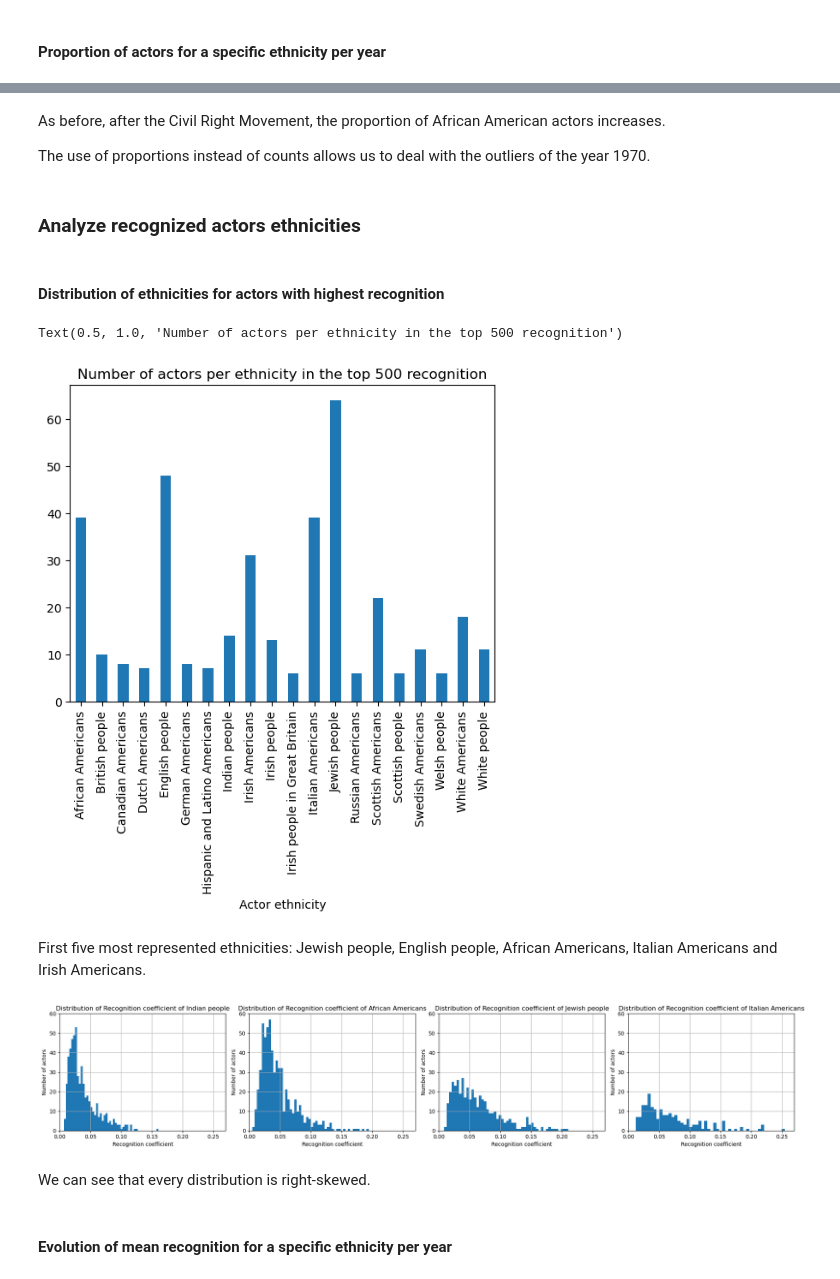
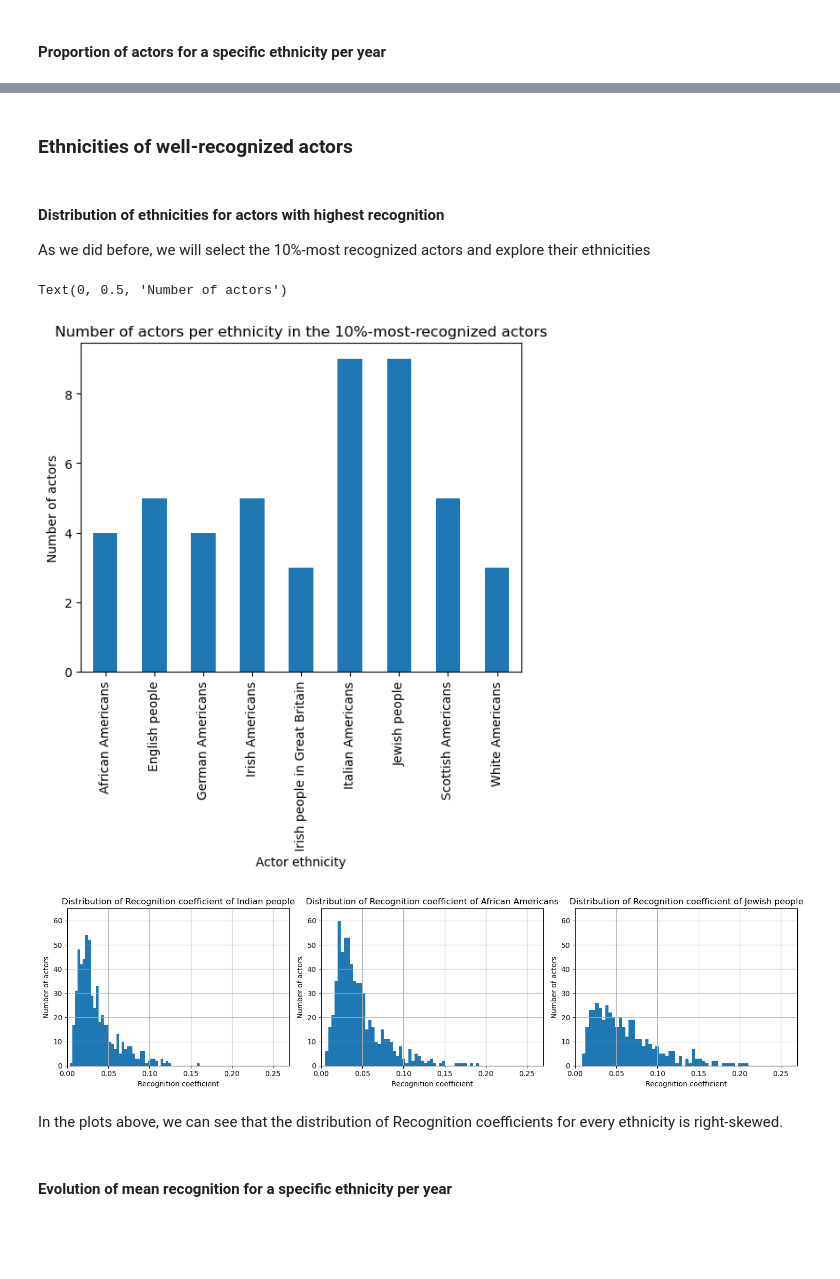
Before and after one commit to epfl-ada/ada-2023-project-pandateam23, a Jupyter notebook: Pico-Andre_.ipynb, the cells around one changed output, grey strips where cells are left out. Cells and saved outputs as stored; diff of their text form; code cells hidden in the pictures; blank space fills up the shorter version.

```diff
--- a/Pico-Andre_.ipynb
+++ b/Pico-Andre_.ipynb
@@ -48,15 +48,3 @@ import scipy.stats as st
 from bs4 import BeautifulSoup
 import statsmodels.formula.api as smf
 %matplotlib inline
-# %%
-character = pd.read_csv('./data/MovieSummaries/character.metadata.tsv', sep='\t', header=None)
-movie = pd.read_csv('./data/MovieSummaries/movie.metadata.tsv', sep='\t', header=None)
-plot_summaries = pd.read_csv('./data/MovieSummaries/plot_summaries.txt', sep='\t', header=None)
-IMDb_data = pd.read_csv('./data/IMDb/akas.tsv', sep='\t', dtype={7: str})
-IMDb_ratings = pd.read_csv('./data/IMDb/ratings.tsv', sep='\t')
-TheMoviesDataset = pd.read_csv('./data/TheMoviesDataset/movies_metadata.csv')
-mojo_int1000 = pd.read_csv('./data/Mojo/boxofficemojointernationaltop1000.tsv', sep='\t')
-mojo_us1000 = pd.read_csv('./data/Mojo/boxofficemojoustop1000.tsv', sep='\t')
-inflation = pd.read_excel('./data/Inflation/Inflation-data.xlsx', sheet_name='hcpi_a')
-imdb_actor_name = pd.read_csv('./data/IMDB/name.basics.tsv', sep='\t')
-IMDb_title = pd.read_csv('./data/IMDB/title.basics.tsv', sep='\t')
@@ -62,0 +95,12 @@ IMDb_title = pd.read_csv('./data/IMDB/title.basics.tsv', sep='\t')
+# %%
+character = pd.read_csv(MOVIESUMMARIES_CHARACTERS_PATH, sep='\t', header=None)
+movie = pd.read_csv(MOVIESUMMARIES_MOVIE_PATH, sep='\t', header=None)
+plot_summaries = pd.read_csv(MOVIESUMMARIES_PLOT_PATH, sep='\t', header=None)
+IMDb_ratings = pd.read_csv(IMDBb_RATINGS_PATH, sep='\t')
+TheMoviesDataset = pd.read_csv(MOVIES_DATASET_PATH)
+mojo_int1000 = pd.read_csv(MOJO_INT_PATH, sep='\t')
+mojo_us1000 = pd.read_csv(MOJO_US_PATH, sep='\t')
+inflation = pd.read_excel(INFLATION_PATH, sheet_name='hcpi_a')
+
+#akas.tsv being filed as corrupted by Google, we load it locally
+IMDb_data = pd.read_csv('./data/IMDb/title.akas.tsv', sep='\t', dtype={7: str})
@@ -1459,7 +1471,7 @@ for json_name, ethnicity_name in zip(JSON_NAMES, ETHNICITY_NAMES):
     mask = (actor_ethnicity_year['Actor ethnicity'] == '') & (actor_ethnicity_year['Actor Name'].isin(ethnicity_actors))
     actor_ethnicity_year.loc[mask, 'Actor ethnicity'] = ethnicity_name
 
-    mask = (general_recog_ethnicity['Actor ethnicity'] == '') & (general_recog_ethnicity['actor_name'].isin(ethnicity_actors))
+    mask = (general_recog_ethnicity['Actor ethnicity'] == '') & (general_recog_ethnicity['Actor Name'].isin(ethnicity_actors))
     general_recog_ethnicity.loc[mask, 'Actor ethnicity'] = ethnicity_name
 # %%
 missing_data_after = general_recog_ethnicity[general_recog_ethnicity['Actor ethnicity'] == ''].shape[0]
@@ -1584,8 +1682,5 @@ plt.show()
-# %% [markdown]
-As before, after the Civil Right Movement, the proportion of African American actors increases.
-
-The use of proportions instead of counts allows us to deal with the outliers of the year 1970.
 # %% [markdown]
-### Analyze recognized actors ethnicities
+### Ethnicities of well-recognized actors
 # %% [markdown]
 #### Distribution of ethnicities for actors with highest recognition
+As we did before, we will select the 10%-most recognized actors and explore their ethnicities
@@ -1594,19 +1687,18 @@ ETHNICITIES = ['Indian people', 'African Americans', 'Jewish people', 'Italian A
 # %%
-ethnicity_most_recog = general_recog_ethnicity[:500].groupby(['Actor ethnicity']).size()
-ethnicity_most_recog = ethnicity_most_recog[ethnicity_most_recog > 5]
+ethnicity_most_recog = general_recog_ethnicity[:70].groupby(['Actor ethnicity']).size()
+ethnicity_most_recog = ethnicity_most_recog[ethnicity_most_recog > 2]
 ethnicity_most_recog.plot.bar()
 
-plt.title('Number of actors per ethnicity in the top 500 recognition')
+plt.title('Number of actors per ethnicity in the 10%-most-recognized actors')
+plt.ylabel('Number of actors')
 # %% [output]
-Text(0.5, 1.0, 'Number of actors per ethnicity in the top 500 recognition')
+Text(0, 0.5, 'Number of actors')
-[figure, old version]
+[figure, new version]
-# %% [markdown]
-First five most represented ethnicities: Jewish people, English people, African Americans, Italian Americans and Irish Americans.
 # %%
-length = len(ETHNICITIES)
+length = len(top_3_ethnicities)
 fig, axes = plt.subplots(1, length, figsize=(5*length, 4))
 
-for idx, eth in enumerate(ETHNICITIES):
+for idx, eth in enumerate(top_3_ethnicities.index):
     filtered_general_recog = general_recog_ethnicity[general_recog_ethnicity['Actor ethnicity'] == eth]
     filtered_general_recog['Recognition Coefficient'].hist(ax=axes[idx], bins=50)
 
@@ -1614,13 +1706,13 @@ for idx, eth in enumerate(ETHNICITIES):
     axes[idx].set_xlabel("Recognition coefficient")
     axes[idx].set_xlim(0, 0.27)
     axes[idx].set_ylabel("Number of actors")
-    axes[idx].set_ylim(0, 60)
+    axes[idx].set_ylim(0, 65)
 
 plt.tight_layout()
 # %% [output]
-[figure, old version]
+[figure, new version]
 # %% [markdown]
-We can see that every distribution is right-skewed.
+In the plots above, we can see that the distribution of Recognition coefficients for every ethnicity is right-skewed.
 # %% [markdown]
 #### Evolution of mean recognition for a specific ethnicity per year
 # %%
```
Also changed, not shown: parts of 48 cells of this notebook.
